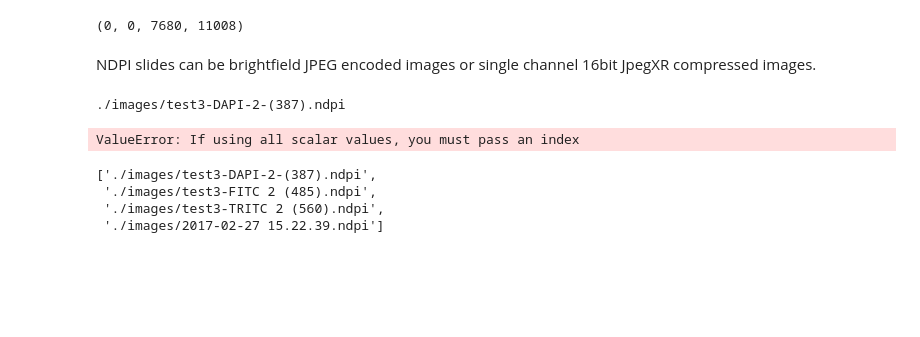
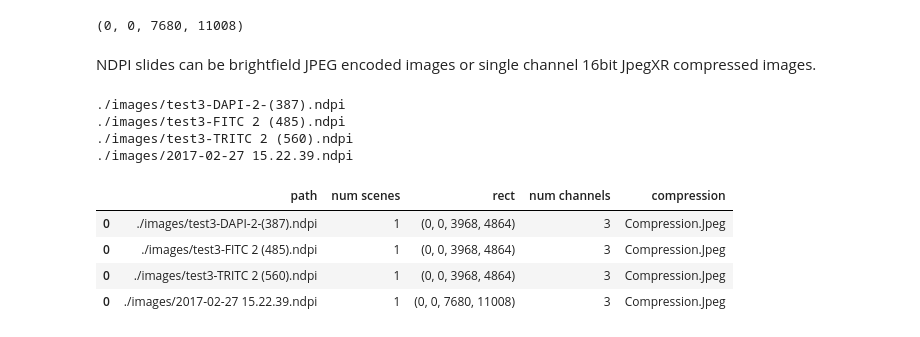
Before and after one commit to Booritas/slideio-tutorial, a Jupyter notebook: ndpi-driver.ipynb, the cells around one changed output. Drawn from its saved outputs; the diff is of its cells as text; code cells hidden in the pictures; blank space fills up the shorter version.

```diff
--- a/ndpi-driver.ipynb
+++ b/ndpi-driver.ipynb
@@ -23,7 +23,7 @@ This notebook demonstrates using slideio library for reading of hammamatsu ndpi
 # Open hammamatsu image
 Driver id for the hammamatsu ndpi images is 'NDPI'. Slideio library can automaticaly recognize the image by file extension '.ndpi'. It is possible to use 'AUTO' instead of driver id if a file has extension '.ndpi'. A hammamatsu slide always contain a single scene and up to 2 auxiliary images (macro and map)
 # %%
-slide_path = images[3]
+slide_path = images[3]["path"]
 slide = slideio.open_slide(slide_path, 'AUTO')
 f"Number of scenes: {slide.num_scenes}, Auxiliary images: {slide.get_aux_image_names()}"
 # %% [output]
@@ -39,29 +39,30 @@ image.rect
 NDPI slides can be brightfield JPEG encoded images or single channel 16bit JpegXR compressed images.
 # %%
 rows = []
-for image_path in images:
+for image_item in images:
+    image_path = image_item["path"]
     image_data = {}
     print(image_path)
     image_data["path"] = image_path
     slide = slideio.open_slide(image_path, 'NDPI')
     image_data["num scenes"] = slide.num_scenes
     scene = slide.get_scene(0)
     image_data["rect"] = str(scene.rect)
     channel_count = scene.num_channels
     image_data["num channels"] = channel_count
     #image_data["channel type"] = str(scene.get_channel_data_type(0))
-    image_data["compression"] = scene.compression
-    row_df = pd.DataFrame(image_data)
+    image_data["compression"] = str(scene.compression)
+    row_df = pd.DataFrame([image_data])
     rows.append(row_df)
 df = pd.concat(rows)
 df
 # %% [output]
 ./images/test3-DAPI-2-(387).ndpi
+./images/test3-FITC 2 (485).ndpi
+./images/test3-TRITC 2 (560).ndpi
+./images/2017-02-27 15.22.39.ndpi
-ValueError: If using all scalar values, you must pass an index
+|  | path | num scenes | rect | num channels | compression |
+| 0 | ./images/test3-DAPI-2-(387).ndpi | 1 | (0, 0, 3968, 4864) | 3 | Compression.Jpeg |
+| 0 | ./images/test3-FITC 2 (485).ndpi | 1 | (0, 0, 3968, 4864) | 3 | Compression.Jpeg |
+| 0 | ./images/test3-TRITC 2 (560).ndpi | 1 | (0, 0, 3968, 4864) | 3 | Compression.Jpeg |
+| 0 | ./images/2017-02-27 15.22.39.ndpi | 1 | (0, 0, 7680, 11008) | 3 | Compression.Jpeg |
-# %%
-images
-# %% [output]
-['./images/test3-DAPI-2-(387).ndpi',
- './images/test3-FITC 2 (485).ndpi',
- './images/test3-TRITC 2 (560).ndpi',
- './images/2017-02-27 15.22.39.ndpi']
```
Also changed, not shown: 6 other files.
